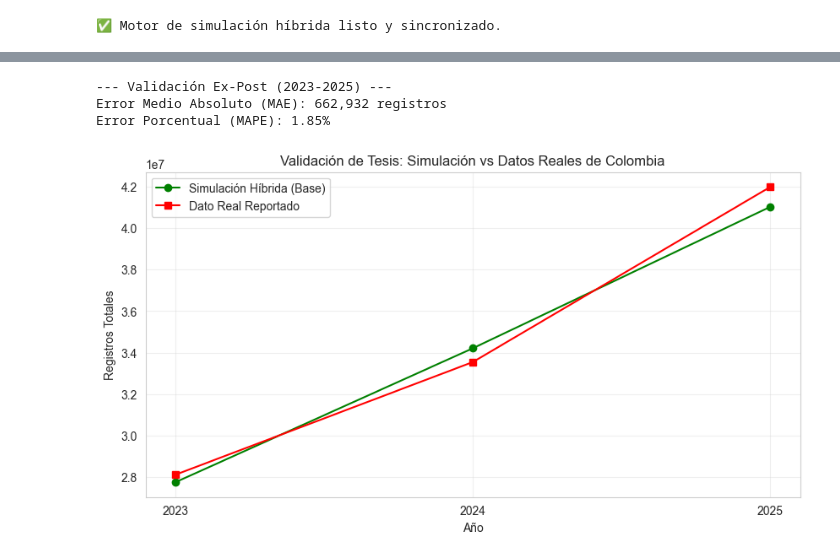
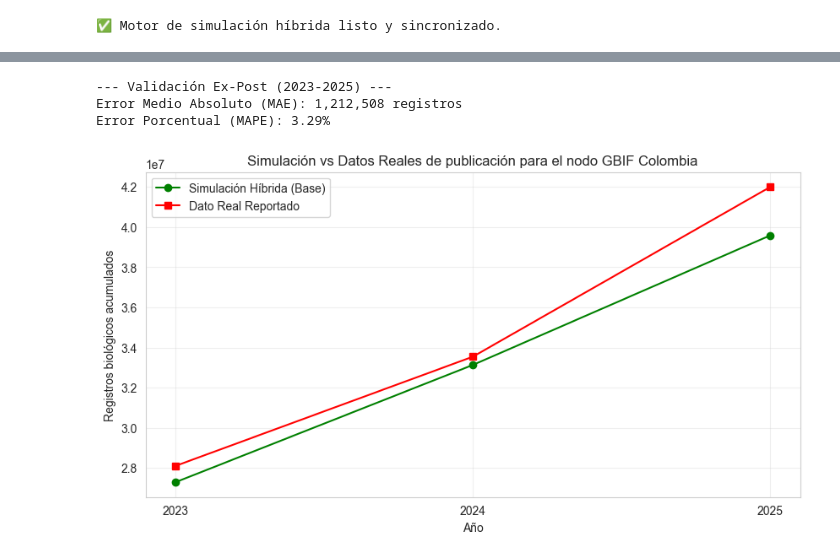
Before and after one commit to rortizgeo/Maestria_CD_Proyecto-Aplicado, a Jupyter notebook: 3_PA_Workflow_Paneldata.ipynb, the cells around one changed output, grey strips where cells are left out. Cells and saved outputs as stored; diff of their text form; code cells hidden in the pictures.

```diff
--- a/3_PA_Workflow_Paneldata.ipynb
+++ b/3_PA_Workflow_Paneldata.ipynb
@@ -1198,7 +1374,7 @@ Prueba 2
 # =============================================================================
 # REFINAMIENTO BLOQUE 9: MARCO HÍBRIDO CON RIDGE (ESTABILIZACIÓN)
 # =============================================================================
-from sklearn.linear_model import Ridge # Importamos Ridge
+
 
 print("--- 1. ETAPA HÍBRIDA: ENTRENAMIENTO CON RIDGE ---")
 
@@ -1215,7 +1391,7 @@ X_hybrid_df = pd.DataFrame(X_hybrid_sc, columns=cols_inercia + cols_estructural)
 
 # C. ETAPA 1: Modelo de Inercia usando RIDGE
 # Alpha controla la suavidad: valores más altos (10, 20, 50) aplanan más la curva
-model_inertia = Ridge(alpha=10.0, random_state=SEED)
+model_inertia = Ridge(alpha=7.5, random_state=SEED)
 model_inertia.fit(X_hybrid_df[cols_inercia], y_tab)
 
 # Calcular Predicción de Inercia y Residuos
@@ -1223,7 +1399,6 @@ y_inertia_pred = model_inertia.predict(X_hybrid_df[cols_inercia])
 y_residuals = y_tab - y_inertia_pred
 
 # D. ETAPA 2: Modelo de Residuos (Random Forest)
-# Se mantiene igual, pero ahora trabajará sobre residuos más "exigentes"
 best_rf_params = results_detailed["RandomForest"][0]['hyperparameters']
 model_dynamic = RandomForestRegressor(**best_rf_params, random_state=SEED, n_jobs=-1)
 model_dynamic.fit(X_hybrid_df[cols_estructural], y_residuals)
@@ -1236,6 +1411,8 @@ print(f"✅ Modelo Híbrido reentrenado con Ridge (alpha=10).")
 # =============================================================================
 # BLOQUE 10: MOTOR DE SIMULACIÓN HÍBRIDA RECURSIVA (CORREGIDO)
 # =============================================================================
+
+cols_percent = ['gasto_RD_pib', 'gasto_educacion_pib', 'inscripcion_primaria', 'inscripcion_secundaria', 'inscripcion_terciaria','gasto_educacion_gobierno', 'areas_protegidas', 'uso_internet']
 
 def recursive_simulation_hybrid(model_ml, model_ine, df_raw, country_name, start_yr, end_yr, scenario_params):
     # 1. Preparar DataFrame inicial con datos históricos del país
@@ -1256,11 +1433,13 @@ def recursive_simulation_hybrid(model_ml, model_ine, df_raw, country_name, start
             else:
                 val = vals[-1] if len(vals) > 0 else 0
 
-            # Aplicar intervención del escenario si existe
+            # Aplicar intervención del escenario
             if col in scenario_params:
                 val *= scenario_params[col]
 
-            if 'uso_internet' in col: val = np.clip(val, 0, 100)
+            if col in cols_percent: val = np.clip(val, 0, 100)
+            elif col == 'efectividad_gobierno':val = np.clip(val, -2.5, 2.5)
+            elif val < 0: val = 0
             row[col] = val
         rows_future.append(row)
         df_trend = pd.concat([df_trend, pd.DataFrame([row])], ignore_index=True)
@@ -1441,35 +1709,35 @@ datos_reales_nuevos = {
 
 # 1. Obtener los valores que el modelo simuló (usando la variable del Bloque 11 unificado)
 # Cambiamos 'results_ridge' por 'resultados_finales' y el nombre del escenario
 df_base = resultados_finales["Base (Tendencial)"]
 
 # 2. Filtrar y preparar los datos para la comparación
 simulados = df_base[df_base['year'].isin(datos_reales_nuevos.keys())].copy()
 simulados['valor_real'] = simulados['year'].map(datos_reales_nuevos)
 simulados['valor_simulado'] = np.expm1(simulados[TARGET])
 
 # 3. Calcular errores de validación (Fuera de la muestra de entrenamiento)
 mae_val = mean_absolute_error(simulados['valor_real'], simulados['valor_simulado'])
 mape_val = np.mean(np.abs((simulados['valor_real'] - simulados['valor_simulado']) / simulados['valor_real'])) * 100
 
 print(f"--- Validación Ex-Post ({min(datos_reales_nuevos.keys())}-{max(datos_reales_nuevos.keys())}) ---")
 print(f"Error Medio Absoluto (MAE): {mae_val:,.0f} registros")
 print(f"Error Porcentual (MAPE): {mape_val:.2f}%")
 
 # 4. Visualización de la validación
 plt.figure(figsize=(10, 5))
 plt.plot(simulados['year'], simulados['valor_simulado'], 'g-o', label='Simulación Híbrida (Base)')
 plt.plot(simulados['year'], simulados['valor_real'], 'r-s', label='Dato Real Reportado')
 
-plt.title("Validación de Tesis: Simulación vs Datos Reales de Colombia")
+plt.title("Simulación vs Datos Reales de publicación para el nodo GBIF Colombia")
 plt.xlabel("Año")
-plt.ylabel("Registros Totales")
+plt.ylabel("Registros biológicos acumulados")
 plt.xticks(list(datos_reales_nuevos.keys()))
 plt.legend()
 plt.grid(True, alpha=0.3)
 plt.show()
 # %% [output]
 --- Validación Ex-Post (2023-2025) ---
-Error Medio Absoluto (MAE): 662,932 registros
-Error Porcentual (MAPE): 1.85%
+Error Medio Absoluto (MAE): 1,212,508 registros
+Error Porcentual (MAPE): 3.29%
-[figure, old version]
+[figure, new version]
```
Also changed, not shown: parts of 9 cells of this notebook, 1 other file.
